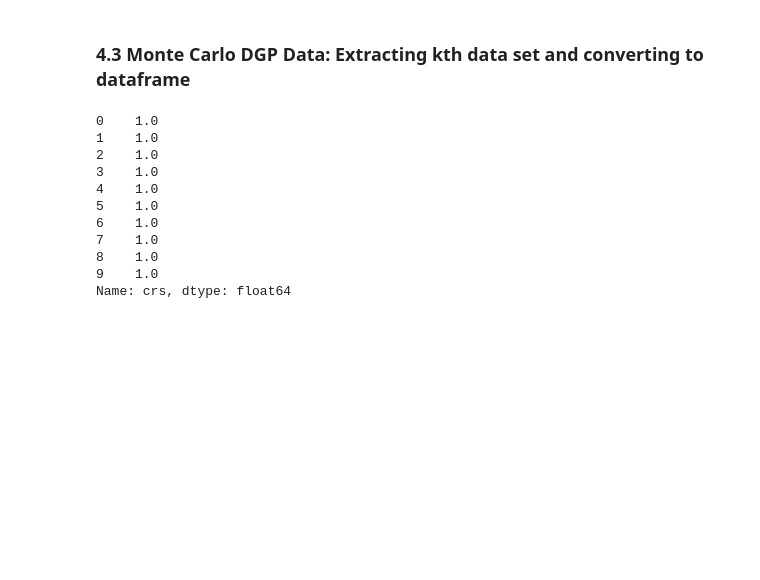
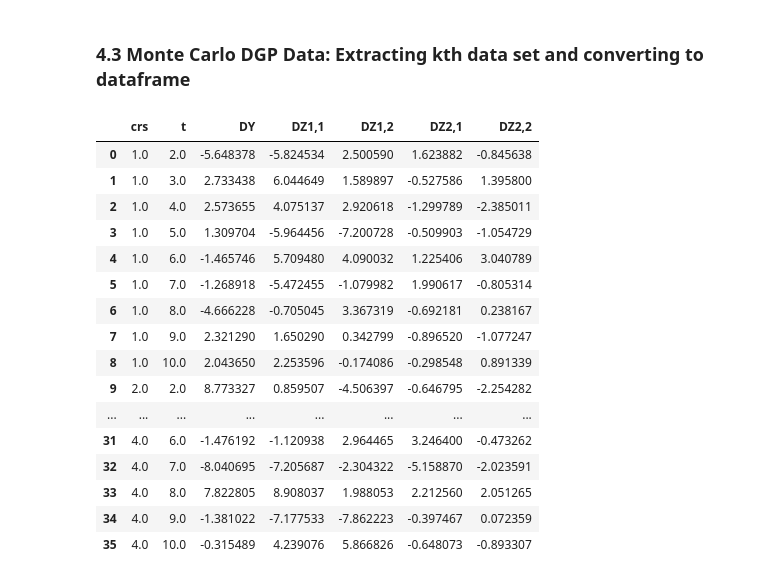
Before and after one commit to Existentialdredd/pan_sel_cntrl, a Jupyter notebook: psc.ipynb, the cells around one changed output. Drawn from its saved outputs; the diff is of its cells as text; code cells hidden in the pictures; blank space fills up the shorter version.

```diff
--- a/psc.ipynb
+++ b/psc.ipynb
@@ -833,29 +833,40 @@ for i in range(n_en):
 e1 = [''.join(['V',str(i),'_den']) for i in range(1,n_en+1)]
 den['phi'] = np.prod(np.array(den.loc[:,e1]),axis = 1)/np.array(den.loc[:,'VA_den'])
 
-
-#Delta's
-
-
-
-
-# Calculating H functions
-
-i=1
-for j in range(1,ncs+1):
+# Construction differenced dataframe
+al_nm = [dep] + en_nm + ex_nm
+Dal_nm = [ ''.join(['D',al_nm[j]]) for j in range(len(al_nm))]
+df = den.loc[:,[cin,tin]].copy()
+for i in range(len(al_nm)):
+    for j in range(1,ncs+1):
+        f1 = pd.concat([dp.loc[dp[cin] == j,cin],
+                        dp.loc[dp[cin] == j,tin],
+                        dp.loc[dp[cin] == j,al_nm[i]] - dp.loc[dp[cin] == j,al_nm[i]].shift(1) ],axis = 1)[1:]
+        f1.columns = [cin , tin , ''.join(['D',al_nm[i]])]
+        if j==1:
+            f2 = f1
+        else:
+            f2 = pd.concat([f2,f1],axis = 0)
+    df = pd.merge(df,f2,on=[cin,tin], how = 'inner')
-# %%
-j=1
-dp.loc[dp[cin] == j,cin]
-# %% [output]
-0    1.0
-1    1.0
-2    1.0
-3    1.0
-4    1.0
-5    1.0
-6    1.0
-7    1.0
-8    1.0
-9    1.0
-Name: crs, dtype: float64
+# %%
+
+df
+# %% [output]
+|  | crs | t | DY | DZ1,1 | DZ1,2 | DZ2,1 | DZ2,2 |
+| 0 | 1.0 | 2.0 | -5.648378 | -5.824534 | 2.500590 | 1.623882 | -0.845638 |
+| 1 | 1.0 | 3.0 | 2.733438 | 6.044649 | 1.589897 | -0.527586 | 1.395800 |
+| 2 | 1.0 | 4.0 | 2.573655 | 4.075137 | 2.920618 | -1.299789 | -2.385011 |
+| 3 | 1.0 | 5.0 | 1.309704 | -5.964456 | -7.200728 | -0.509903 | -1.054729 |
+| 4 | 1.0 | 6.0 | -1.465746 | 5.709480 | 4.090032 | 1.225406 | 3.040789 |
+| 5 | 1.0 | 7.0 | -1.268918 | -5.472455 | -1.079982 | 1.990617 | -0.805314 |
+| 6 | 1.0 | 8.0 | -4.666228 | -0.705045 | 3.367319 | -0.692181 | 0.238167 |
+| 7 | 1.0 | 9.0 | 2.321290 | 1.650290 | 0.342799 | -0.896520 | -1.077247 |
+| 8 | 1.0 | 10.0 | 2.043650 | 2.253596 | -0.174086 | -0.298548 | 0.891339 |
+| 9 | 2.0 | 2.0 | 8.773327 | 0.859507 | -4.506397 | -0.646795 | -2.254282 |
+| ... | ... | ... | ... | ... | ... | ... | ... |
+| 31 | 4.0 | 6.0 | -1.476192 | -1.120938 | 2.964465 | 3.246400 | -0.473262 |
+| 32 | 4.0 | 7.0 | -8.040695 | -7.205687 | -2.304322 | -5.158870 | -2.023591 |
+| 33 | 4.0 | 8.0 | 7.822805 | 8.908037 | 1.988053 | 2.212560 | 2.051265 |
+| 34 | 4.0 | 9.0 | -1.381022 | -7.177533 | -7.862223 | -0.397467 | 0.072359 |
+| 35 | 4.0 | 10.0 | -0.315489 | 4.239076 | 5.866826 | -0.648073 | -0.893307 |
 # %%
```
Also changed, not shown: parts of 5 cells of this notebook.
